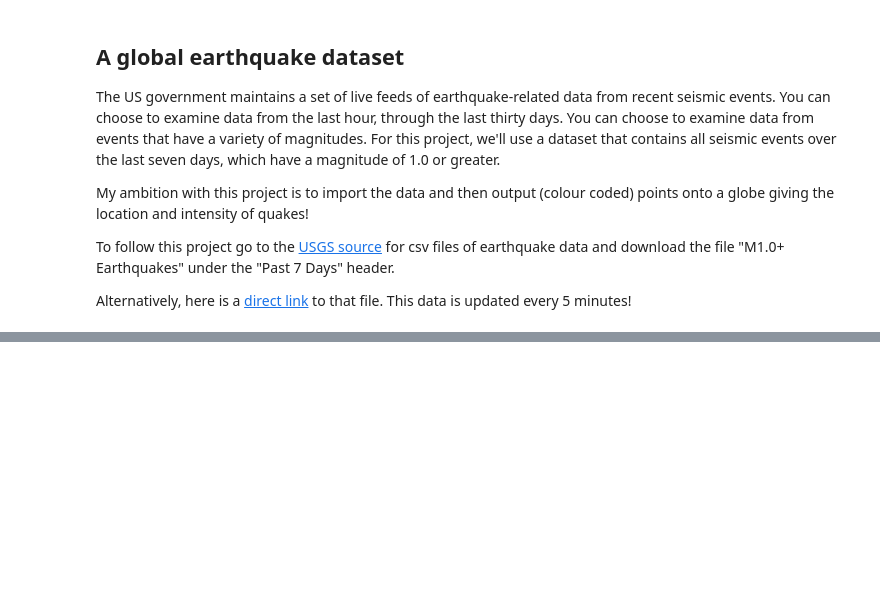
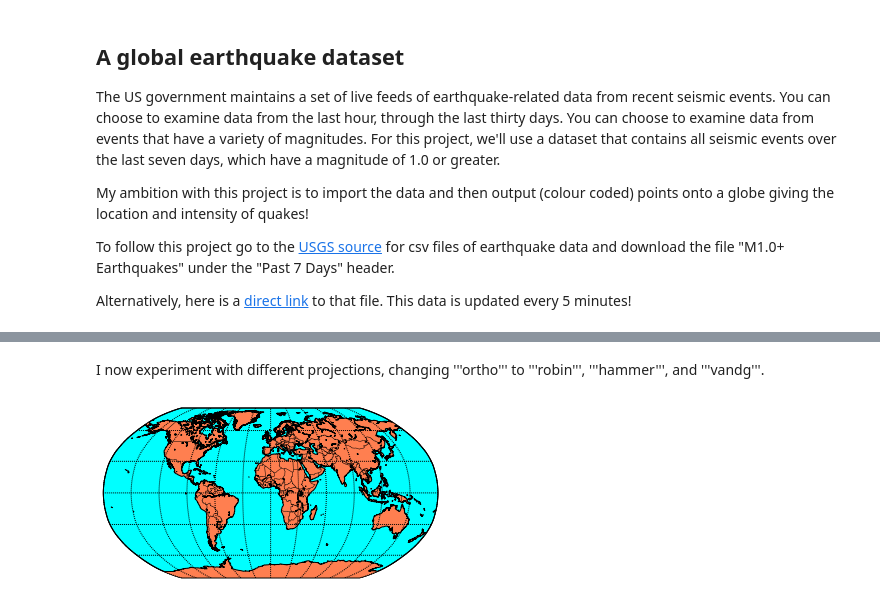
Before and after one commit to jamesthetab/iBeacon, a Jupyter notebook: Basemap-Details.ipynb, the cells around one changed output, grey strips where cells are left out. Drawn from its saved outputs; the diff is of its cells as text; code cells hidden in the pictures; blank space fills up the shorter version.

```diff
--- a/Basemap-Details.ipynb
+++ b/Basemap-Details.ipynb
@@ -720,0 +74,21 @@ plt.show()
+# %% [markdown]
+I now experiment with different projections, changing '''ortho''' to '''robin''', '''hammer''', and '''vandg'''.
+# %%
+from mpl_toolkits.basemap import Basemap
+import matplotlib.pyplot as plt
+import numpy as np
+
+my_map = Basemap(projection='robin', lat_0=50, lon_0=0,
+              resolution='l', area_thresh=1000.0)
+
+my_map.drawcoastlines()
+my_map.drawcountries()
+my_map.fillcontinents(color='coral',lake_color='aqua')
+my_map.drawmapboundary(fill_color='aqua')
+
+my_map.drawmeridians(np.arange(0, 360, 30))
+my_map.drawparallels(np.arange(-90, 90, 30))
+
+plt.show()
+# %% [output]
+[figure, added]
```
Also changed, not shown: parts of 49 cells of this notebook.
